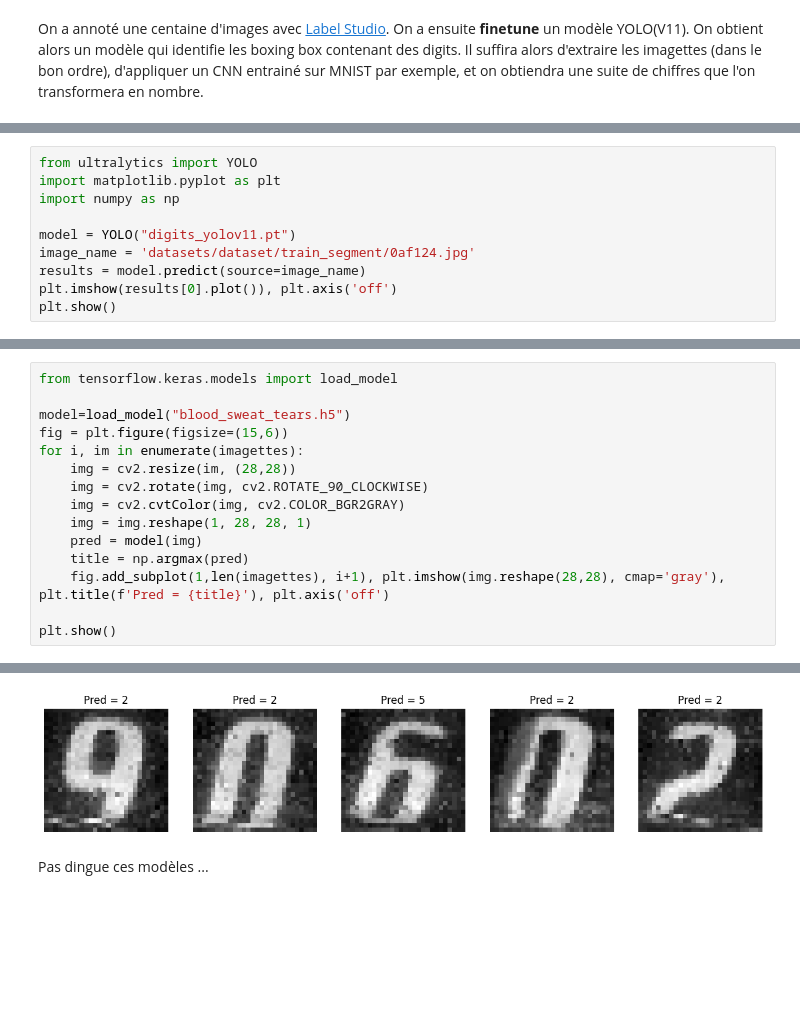
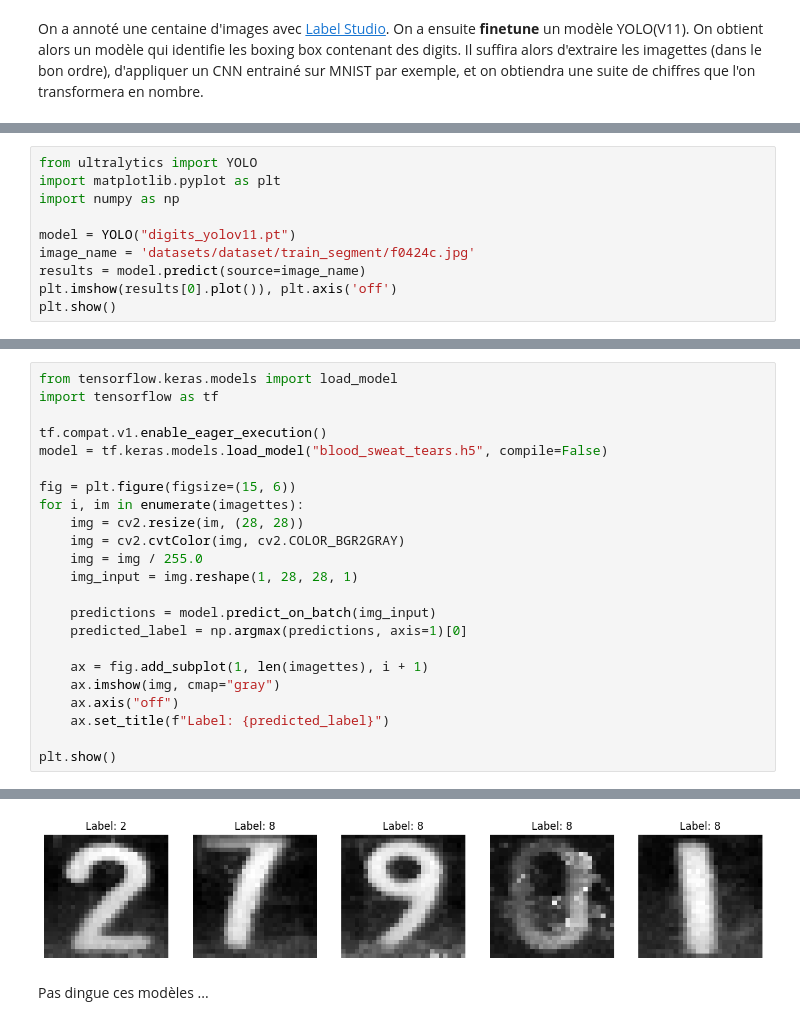
Before and after one commit to yannasyr/AIforMeterReading, a Jupyter notebook: yann_v1.ipynb, the cells around one changed output, grey strips where cells are left out. Cells and saved outputs as stored; diff of their text form; blank space fills up the shorter version.

```diff
--- a/yann_v1.ipynb
+++ b/yann_v1.ipynb
@@ -393,7 +393,7 @@ import matplotlib.pyplot as plt
 import numpy as np
 
 model = YOLO("digits_yolov11.pt")
-image_name = 'datasets/dataset/train_segment/0af124.jpg'
+image_name = 'datasets/dataset/train_segment/f0424c.jpg'
 results = model.predict(source=image_name)
 plt.imshow(results[0].plot()), plt.axis('off')
 plt.show()
@@ -425,16 +425,24 @@ plt.show()
 # %%
 from tensorflow.keras.models import load_model
+import tensorflow as tf
 
-model=load_model("blood_sweat_tears.h5")
-fig = plt.figure(figsize=(15,6))
+tf.compat.v1.enable_eager_execution()
+model = tf.keras.models.load_model("blood_sweat_tears.h5", compile=False)
+
+fig = plt.figure(figsize=(15, 6))
 for i, im in enumerate(imagettes):
-    img = cv2.resize(im, (28,28))
-    img = cv2.rotate(img, cv2.ROTATE_90_CLOCKWISE)
+    img = cv2.resize(im, (28, 28))
     img = cv2.cvtColor(img, cv2.COLOR_BGR2GRAY)
-    img = img.reshape(1, 28, 28, 1)
-    pred = model(img)
-    title = np.argmax(pred)
-    fig.add_subplot(1,len(imagettes), i+1), plt.imshow(img.reshape(28,28), cmap='gray'), plt.title(f'Pred = {title}'), plt.axis('off')
+    img = img / 255.0
+    img_input = img.reshape(1, 28, 28, 1)
+
+    predictions = model.predict_on_batch(img_input)
+    predicted_label = np.argmax(predictions, axis=1)[0]
+
+    ax = fig.add_subplot(1, len(imagettes), i + 1)
+    ax.imshow(img, cmap="gray")
+    ax.axis("off")
+    ax.set_title(f"Label: {predicted_label}")
 
 plt.show()
 # %% [output]
@@ -443,3 +449,3 @@ WARNING:absl:Error in loading the saved optimizer state. As a result, your model
-[figure, old version]
+[figure, new version]
 # %% [markdown]
 Pas dingue ces modèles ...
```
Also changed, not shown: parts of 4 cells of this notebook, 1 other file.
